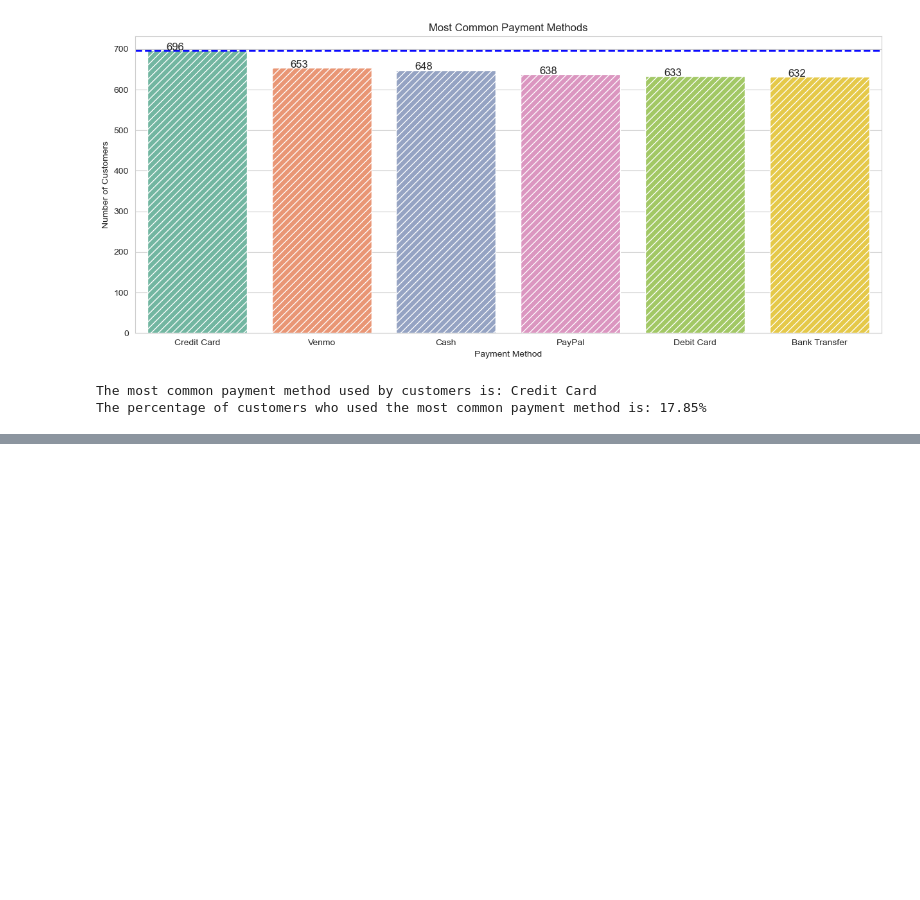
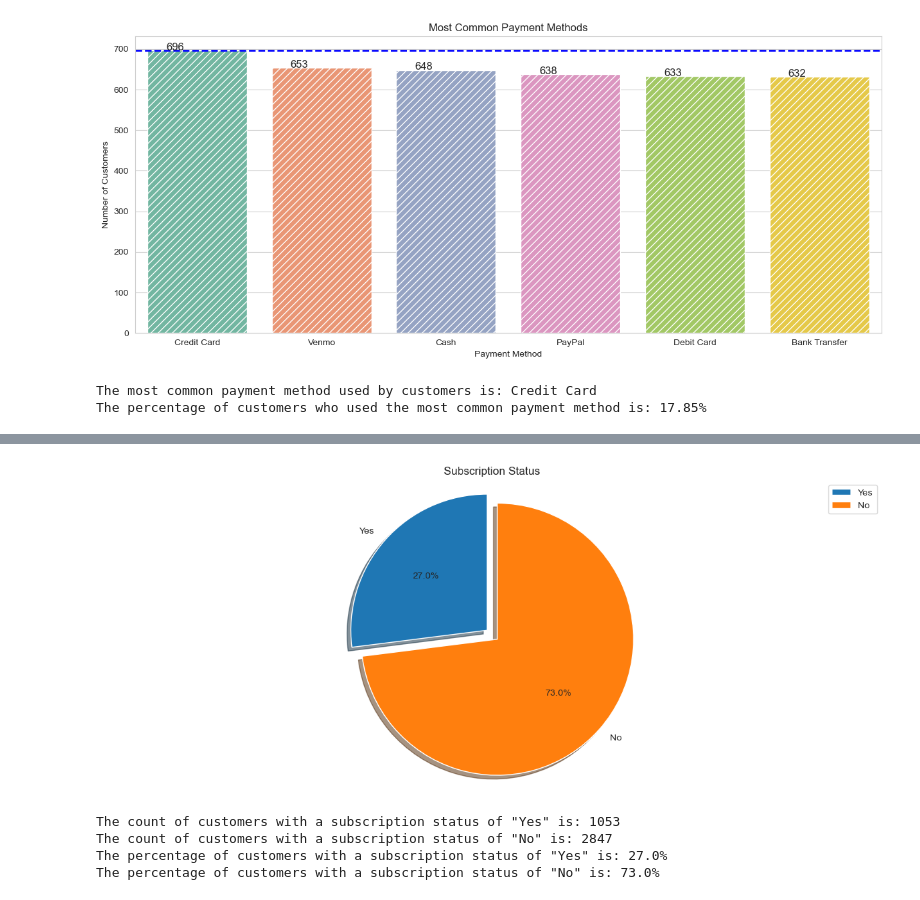
Before and after one commit to noeyislearning/customer-shopping-trends, a Jupyter notebook: generate_report_v1.ipynb, the cells around one changed output, grey strips where cells are left out. Drawn from its saved outputs; the diff is of its cells as text; code cells hidden in the pictures; blank space fills up the shorter version.

```diff
--- a/generate_report_v1.ipynb
+++ b/generate_report_v1.ipynb
@@ -523,0 +536,48 @@ The percentage of customers who used the most common payment method is: 17.85%
+# %%
+# Calculate the count of customers with a subscription status of "Yes"
+subscription_status_counts = df['Subscription Status'].value_counts()
+
+# Get the count of customers with a subscription status of "Yes" and "No"
+yes_count = subscription_status_counts['Yes']
+no_count = subscription_status_counts['No']
+
+# Calculate the percentages
+total_customers = len(df)
+yes_percentage = yes_count / total_customers * 100
+no_percentage = no_count / total_customers * 100
+
+# Options for the pie chart
+labels = ['Yes', 'No']
+sizes = [yes_percentage, no_percentage]
+explode = (0.1, 0)
+
+# Visualize the count of customers with a subscription status of "Yes" (use Matplotlib)
+plt.figure(figsize=(15, 6))
+plt.pie(sizes, explode=explode, labels=labels, autopct='%1.1f%%', shadow=True, startangle=90)
+plt.axis('equal')
+
+# Add a title and other labels
+plt.title("Subscription Status")
+plt.legend(labels, loc="best")
+
+# Show the plot
+plt.show()
+# %% [output]
+[figure, added]
+# %%
+# Print the count of customers with a subscription status of "Yes"
+print("The count of customers with a subscription status of \"Yes\" is: " + str(yes_count))
+
+# Print the count of customers with a subscription status of "No"
+print("The count of customers with a subscription status of \"No\" is: " + str(no_count))
+
+# Print the percentage of customers with a subscription status of "Yes"
+print("The percentage of customers with a subscription status of \"Yes\" is: " + str(round(yes_percentage, 2)) + "%")
+
+# Print the percentage of customers with a subscription status of "No"
+print("The percentage of customers with a subscription status of \"No\" is: " + str(round(no_percentage, 2)) + "%")
+# %% [output]
+The count of customers with a subscription status of "Yes" is: 1053
+The count of customers with a subscription status of "No" is: 2847
+The percentage of customers with a subscription status of "Yes" is: 27.0%
+The percentage of customers with a subscription status of "No" is: 73.0%
```
Also changed, not shown: parts of 11 cells of this notebook.
